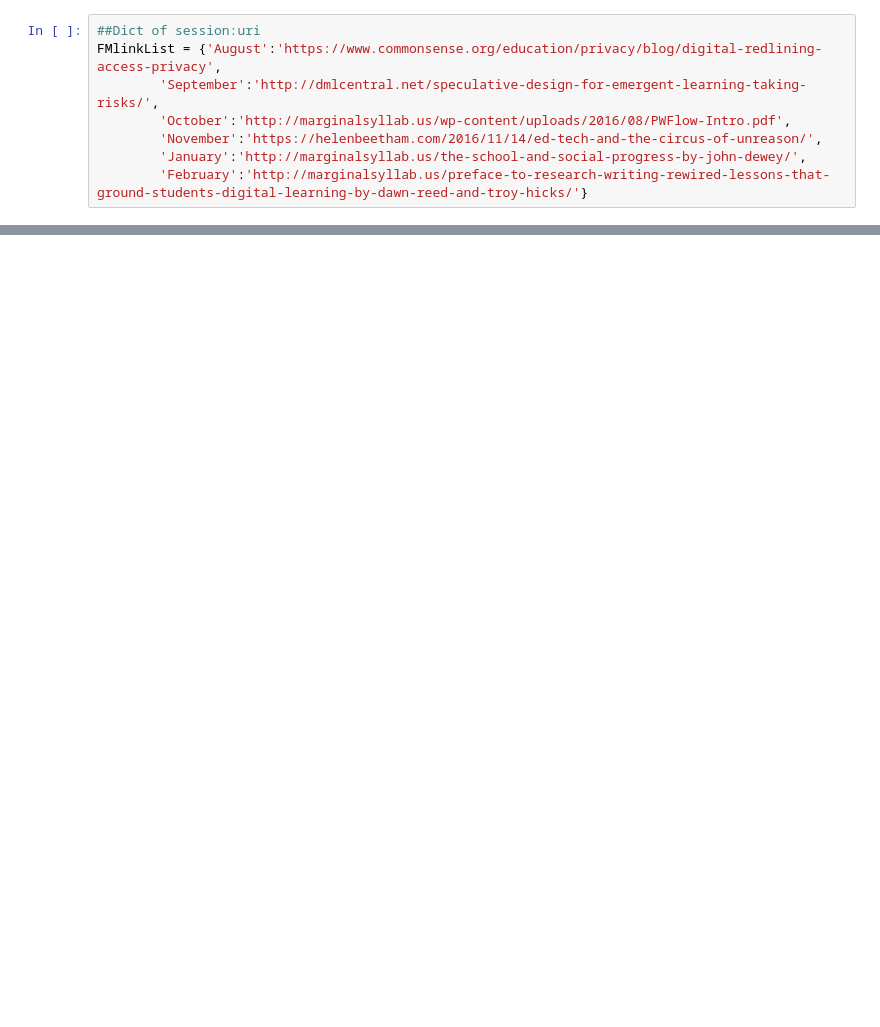
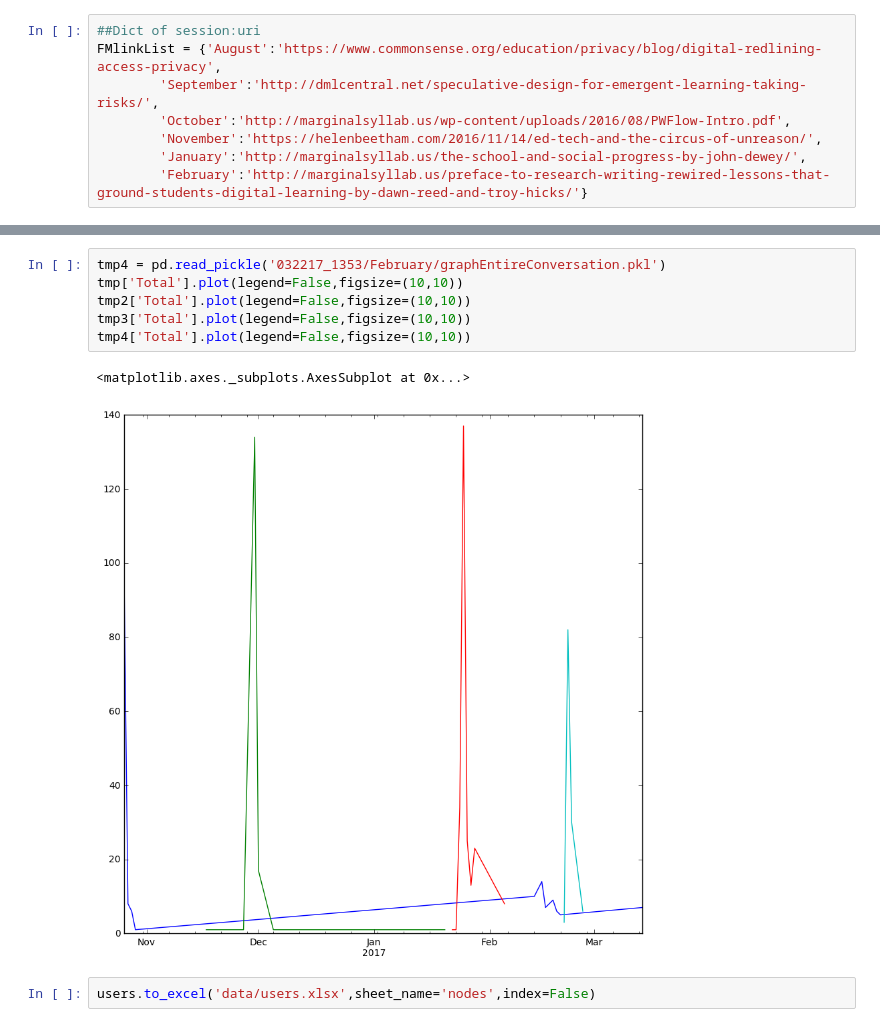
Before and after one commit to perezfr/H_Annotation_Proj, a Jupyter notebook: dataAnalysis.ipynb, the cells around one changed output, grey strips where cells are left out. Saved outputs shown, nothing was run; the diff lists cells and outputs as text; blank space fills up the shorter version.

Commit message:
automated data collect and output

```diff
--- a/dataAnalysis.ipynb
+++ b/dataAnalysis.ipynb
@@ -49,3 +110,14 @@ dfAll['2017-02'].groupby(pd.TimeGrouper('1D')).size().plot()
+# %%
+tmp4 = pd.read_pickle('032217_1353/February/graphEntireConversation.pkl')
+tmp['Total'].plot(legend=False,figsize=(10,10))
+tmp2['Total'].plot(legend=False,figsize=(10,10))
+tmp3['Total'].plot(legend=False,figsize=(10,10))
+tmp4['Total'].plot(legend=False,figsize=(10,10))
+# %% [output]
+<matplotlib.axes._subplots.AxesSubplot at 0x...>
+[figure, added]
+# %%
+users.to_excel('data/users.xlsx',sheet_name='nodes',index=False)
 # %%
 def scrapeAPI(session,uri):
     n = 0
```
Also changed, not shown: parts of 7 cells of this notebook.
